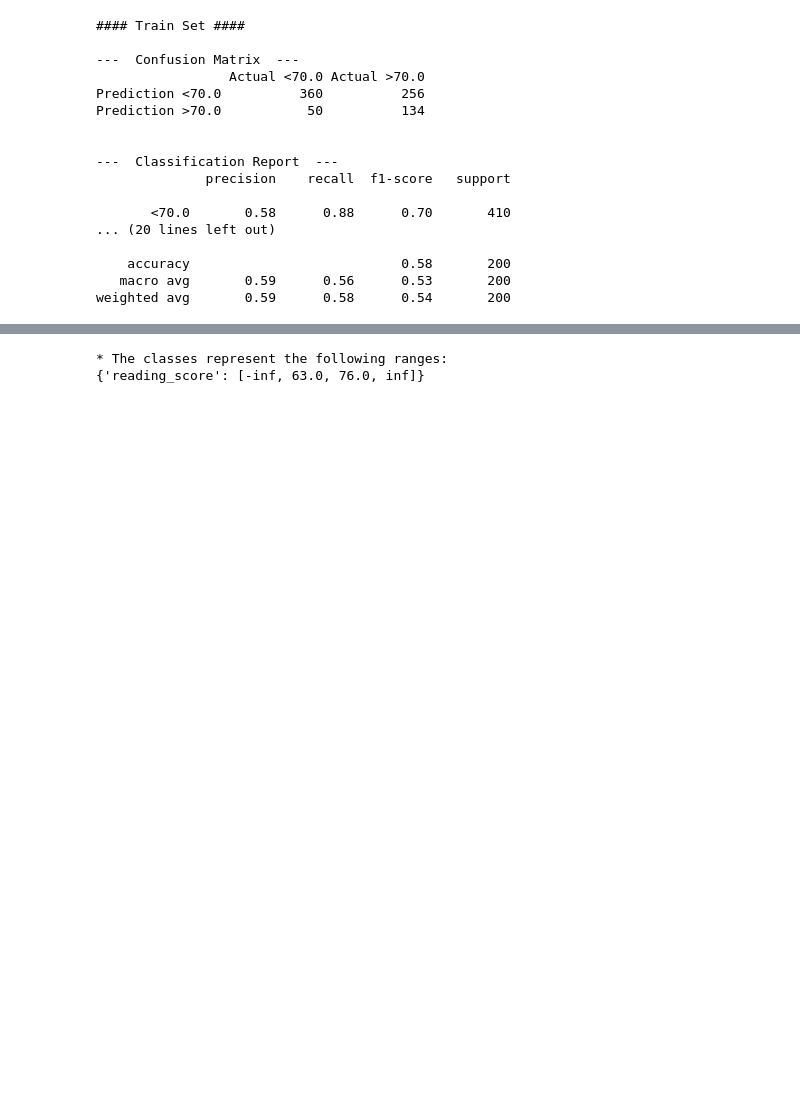
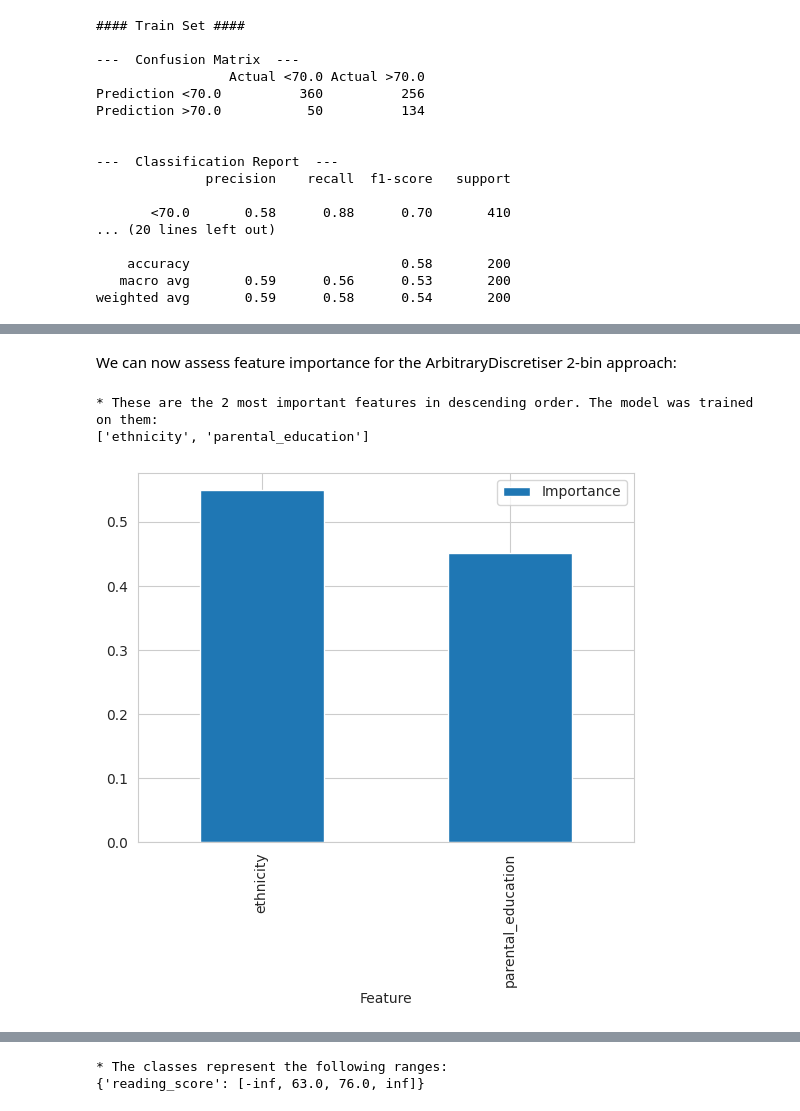
Before and after one commit to AdamBoley/Exam-Scores-Analysis, a Jupyter notebook: jupyter_notebooks/08c-reading-score-model.ipynb, the cells around one changed output, grey strips where cells are left out. Drawn from its saved outputs; the diff is of its cells as text; code cells hidden in the pictures; blank space fills up the shorter version.

```diff
--- a/jupyter_notebooks/08c-reading-score-model.ipynb
+++ b/jupyter_notebooks/08c-reading-score-model.ipynb
@@ -456,0 +560,3 @@ We will now examine the 3 bin approach.
+# %%
+parameters_search_2_ad = HyperparameterOptimizationSearch(models=models_2_ad, parameters=parameters_2_ad)
+parameters_search_2_ad.fit(reading_train_vars_2_ad, reading_train_score_2_ad, scoring=make_scorer(recall_score, labels=[0], average=None), n_jobs=-1, cv=5)
@@ -456,0 +567,3 @@ We will now examine the 3 bin approach.
+# %%
+ad_2_parameters_grid_search_summary, ad_2_parameters_grid_search_pipelines = parameters_search_2_ad.score_summary(sort_by='mean_score')
+ad_2_parameters_grid_search_summary.head()
@@ -456,0 +579,3 @@ We will now examine the 3 bin approach.
+# %%
+reading_ad_2_best_model = ad_2_parameters_grid_search_summary.iloc[0,0]
+reading_ad_2_best_model
@@ -456,0 +592,3 @@ We will now examine the 3 bin approach.
+# %%
+ad_2_pipeline_clf = ad_2_parameters_grid_search_pipelines[reading_ad_2_best_model].best_estimator_
+ad_2_pipeline_clf
@@ -456,0 +606,30 @@ We will now examine the 3 bin approach.
+# %% [markdown]
+We can now assess feature importance for the ArbitraryDiscretiser 2-bin approach:
+# %%
+data_cleaning_feat_eng_steps = 1
+columns_after_data_cleaning_feat_eng = (Pipeline(ad_2_pipeline_clf.steps[:data_cleaning_feat_eng_steps])
+                                        .transform(reading_train_vars_2_ad)
+                                        .columns)
+
+# best_features = columns_after_data_cleaning_feat_eng
+best_features_2_ad = columns_after_data_cleaning_feat_eng[ad_2_pipeline_clf['feature_selection'].get_support()].to_list()
+
+# create DataFrame to display feature importance
+df_feature_importance_2_ad = (pd.DataFrame(data={
+          'Feature': columns_after_data_cleaning_feat_eng[ad_2_pipeline_clf['feature_selection'].get_support()],
+          'Importance': ad_2_pipeline_clf['model'].feature_importances_})
+  .sort_values(by='Importance', ascending=False)
+  )
+
+reading_ad_2_best_features = df_feature_importance_2_ad['Feature'].to_list() # reassign best features in order
+
+# Most important features statement and plot
+print(f"* These are the {len(best_features_2_ad)} most important features in descending order. "
+      f"The model was trained on them: \n{best_features_2_ad}")
+
+df_feature_importance_2_ad.plot(kind='bar',x='Feature',y='Importance')
+plt.show()
+# %% [output]
+* These are the 2 most important features in descending order. The model was trained on them:
+['ethnicity', 'parental_education']
+[figure, added]
```
Also changed, not shown: parts of 29 cells of this notebook, 1 other file.
